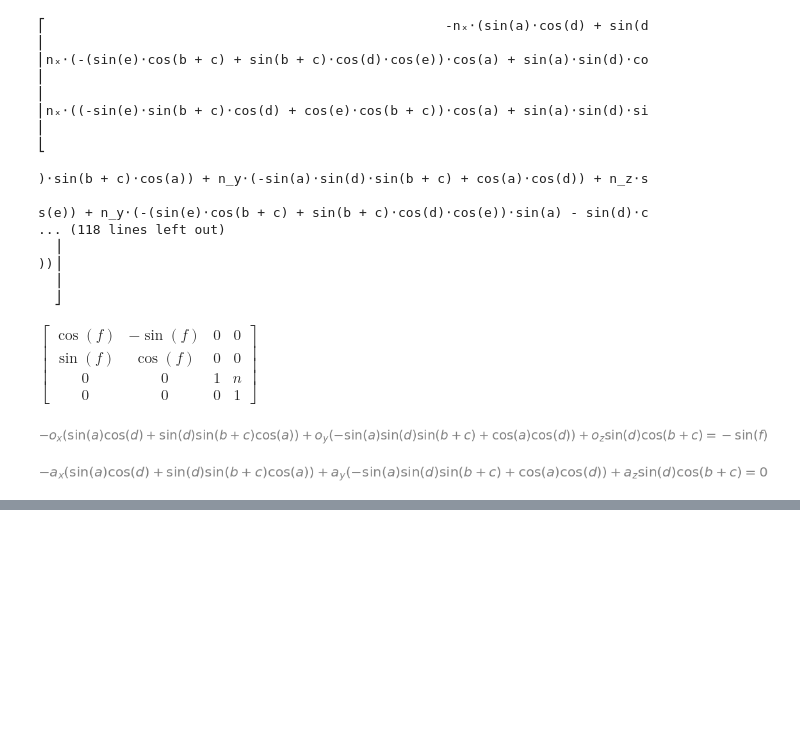
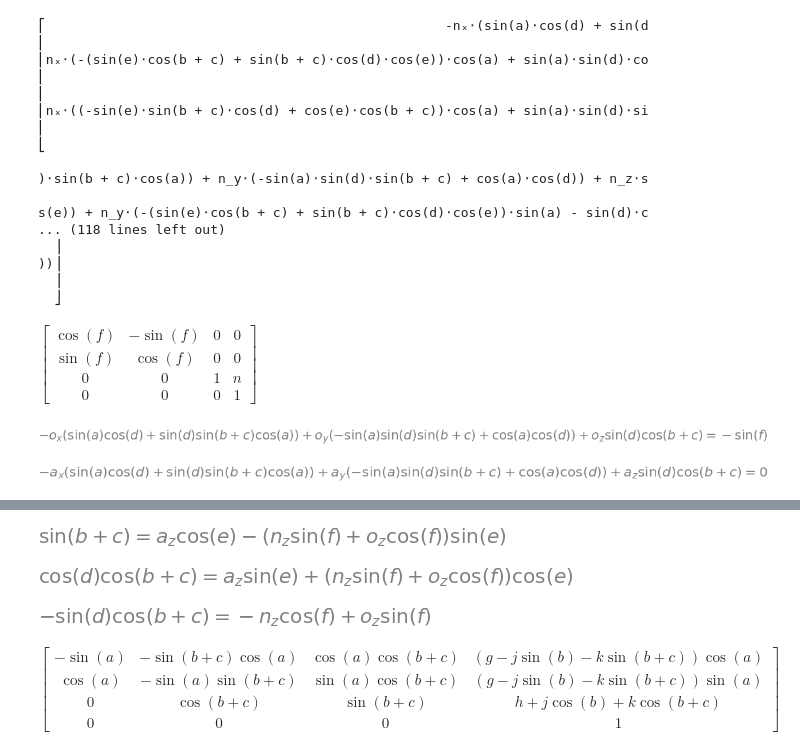
Before and after one commit to maeda-lab/Scaledown, a Jupyter notebook: miyamoto/44マトリクス解く.ipynb, the cells around one changed output, grey strips where cells are left out. Cells and saved outputs as stored; diff of their text form; code cells hidden in the pictures; blank space fills up the shorter version.

```diff
--- a/miyamoto/44マトリクス解く.ipynb
+++ b/miyamoto/44マトリクス解く.ipynb
@@ -492,0 +519,3 @@ sym.Eq(A5iA4iA3iA2iA1iT6[idx] , A6[idx])
+# %%
+A1234 = sym.trigsimp(A1*A2*A3*A4)
+A1234
@@ -492,0 +524,4 @@ sym.Eq(A5iA4iA3iA2iA1iT6[idx] , A6[idx])
+# %%
+# p.80
+T6A6iA5i = sym.trigsimp(T6*A6inv*A5inv)
+T6A6iA5i
@@ -492,0 +530,20 @@ sym.Eq(A5iA4iA3iA2iA1iT6[idx] , A6[idx])
+# %%
+idx = 8
+sym.Eq(A1234[idx] , T6A6iA5i[idx])
+# %% [output]
+[figure, added]
+# %%
+idx = 9
+sym.Eq(A1234[idx] , T6A6iA5i[idx])
+# %% [output]
+[figure, added]
+# %%
+idx = 10
+sym.Eq(A1234[idx] , T6A6iA5i[idx])
+# %% [output]
+[figure, added]
+# %%
+A123 = sym.trigsimp(A1*A2*A3)
+A123
+# %% [output]
+$\displaystyle \left[\begin{matrix}- \sin{\left(a \right)} & - \sin{\left(b + c \right)} \cos{\left(a \right)} & \cos{\left(a \right)} \cos{\left(b + c \right)} & \left(g - j \sin{\left(b \right)} - k \sin{\left(b + c \right)}\right) \cos{\left(a \right)}\\\cos{\left(a \right)} & - \sin{\left(a \right)} \sin{\left(b + c \right)} & \sin{\left(a \right)} \cos{\left(b + c \right)} & \left(g - j \sin{\left(b \right)} - k \sin{\left(b + c \right)}\right) \sin{\left(a \right)}\\0 & \cos{\left(b + c \right)} & \sin{\left(b + c \right)} & h + j \cos{\left(b \right)} + k \cos{\left(b + c \right)}\\0 & 0 & 0 & 1\end{matrix}\right]$
```
Also changed, not shown: parts of 13 cells of this notebook.
